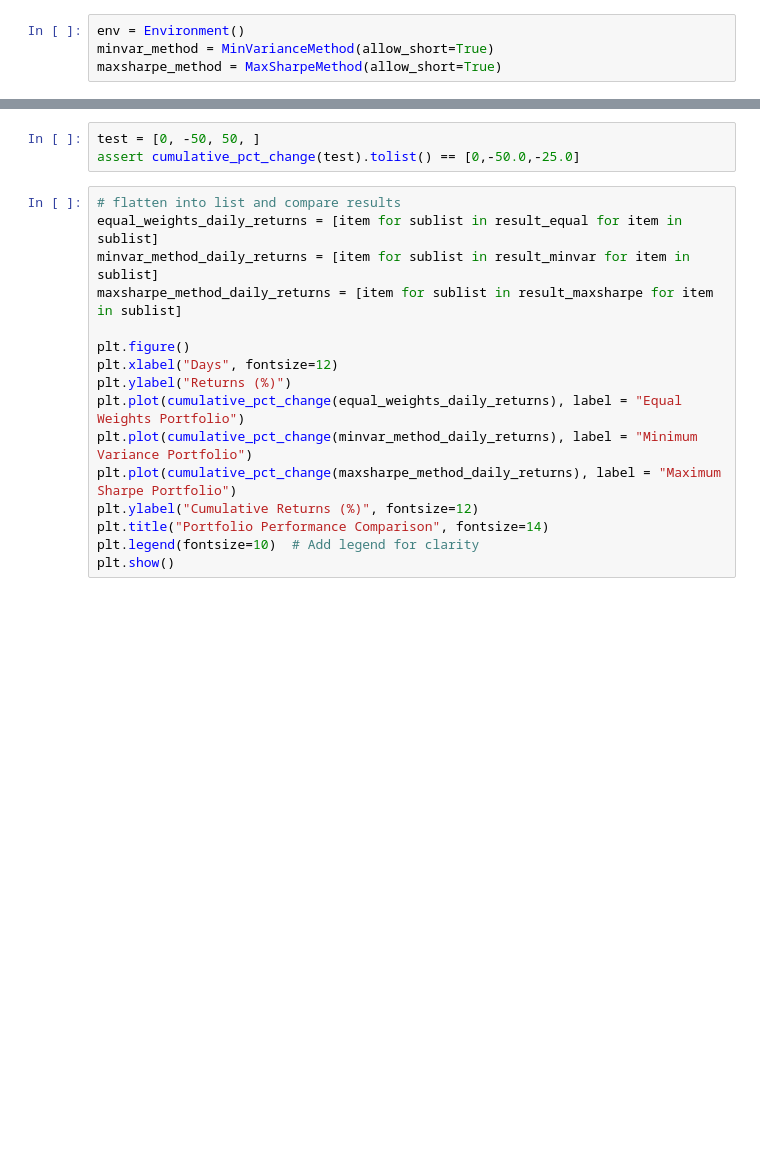
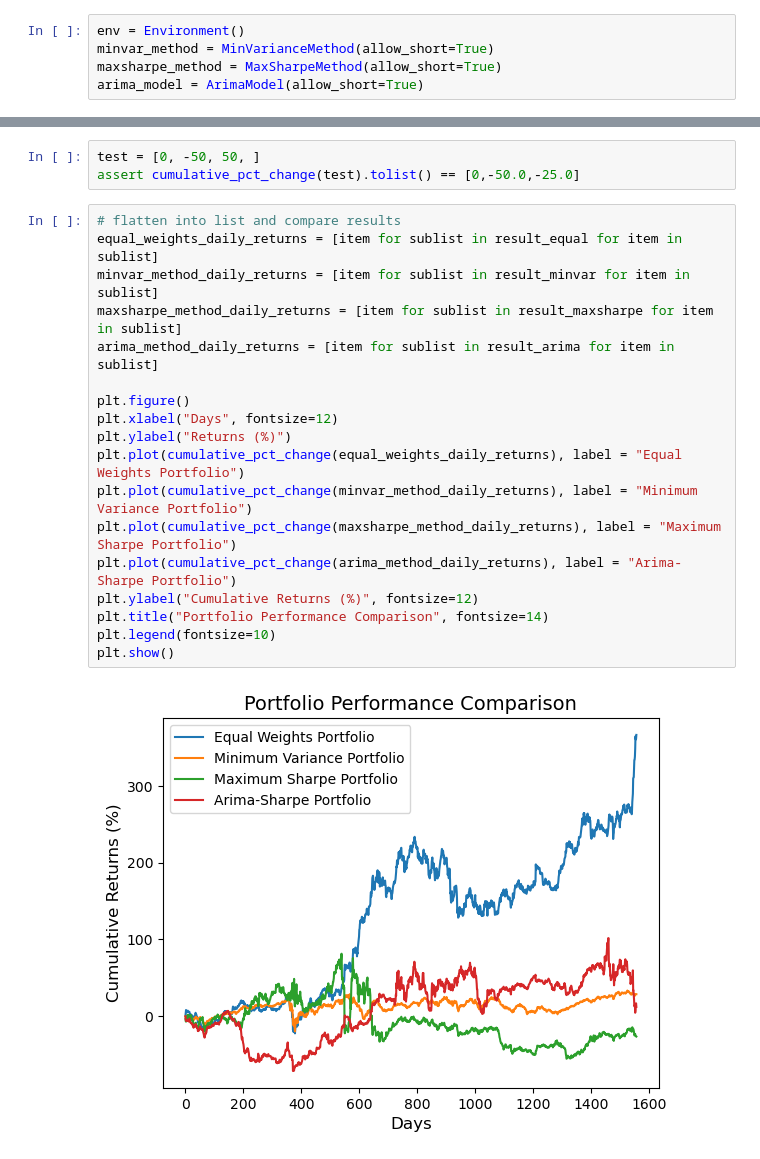
Before and after one commit to njh18/qf634-quant-research-methods, a Jupyter notebook: main.ipynb, the cells around one changed output, grey strips where cells are left out. Saved outputs shown, nothing was run; the diff lists cells and outputs as text; blank space fills up the shorter version.

Commit message:
clean up benchmarks to use from lecture and added ArimaModel Price Predictor

```diff
--- a/main.ipynb
+++ b/main.ipynb
@@ -13,3 +14,4 @@ import matplotlib.pyplot as plt
 env = Environment()
 minvar_method = MinVarianceMethod(allow_short=True)
 maxsharpe_method = MaxSharpeMethod(allow_short=True)
+arima_model = ArimaModel(allow_short=True)
@@ -67,19 +178,23 @@ assert cumulative_pct_change(test).tolist() == [0,-50.0,-25.0]
 # %%
 # flatten into list and compare results
 equal_weights_daily_returns = [item for sublist in result_equal for item in sublist]
 minvar_method_daily_returns = [item for sublist in result_minvar for item in sublist]
 maxsharpe_method_daily_returns = [item for sublist in result_maxsharpe for item in sublist]
+arima_method_daily_returns = [item for sublist in result_arima for item in sublist]
 
 plt.figure()
 plt.xlabel("Days", fontsize=12)
 plt.ylabel("Returns (%)")
 plt.plot(cumulative_pct_change(equal_weights_daily_returns), label = "Equal Weights Portfolio")
 plt.plot(cumulative_pct_change(minvar_method_daily_returns), label = "Minimum Variance Portfolio")
 plt.plot(cumulative_pct_change(maxsharpe_method_daily_returns), label = "Maximum Sharpe Portfolio")
+plt.plot(cumulative_pct_change(arima_method_daily_returns), label = "Arima-Sharpe Portfolio")
 plt.ylabel("Cumulative Returns (%)", fontsize=12)
 plt.title("Portfolio Performance Comparison", fontsize=14)
-plt.legend(fontsize=10)  # Add legend for clarity
+plt.legend(fontsize=10)
 plt.show()
+# %% [output]
+[figure, added]
 # %%
 results = []
 
```
Also changed, not shown: parts of 4 cells of this notebook, 4 other files.
